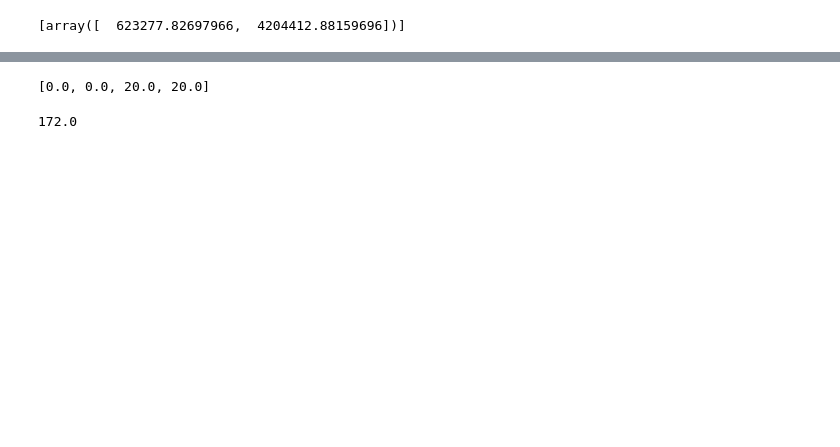
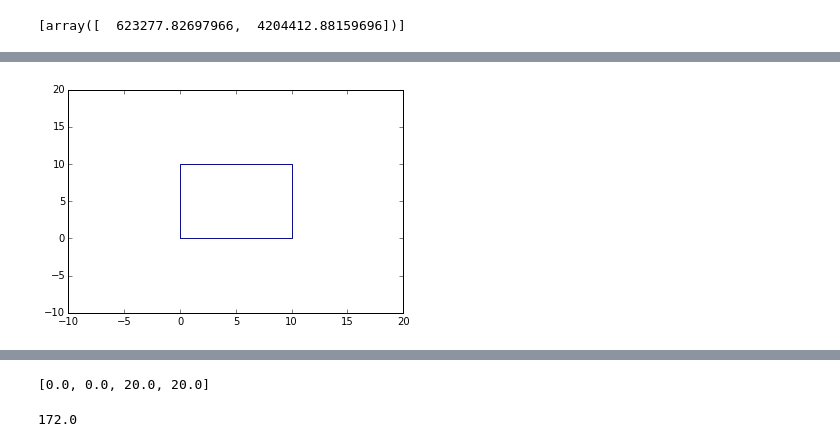
Before and after one commit to pysal/pointpats, a Jupyter notebook: window.ipynb, the cells around one changed output, grey strips where cells are left out. Cells and saved outputs as stored; diff of their text form; code cells hidden in the pictures; blank space fills up the shorter version.

```diff
--- a/window.ipynb
+++ b/window.ipynb
@@ -101,0 +135,8 @@ holes = [[(3.0,3.0), (6.0, 3.0), (6.0, 6.0), (3.0, 6.0)]]
+# %%
+from pysal.contrib.points.window import to_ccf
+p0 = np.asarray(to_ccf(parts[0]))
+plt.plot(p0[:,0], p0[:,1])
+plt.xlim(-10,20)
+t=plt.ylim(-10,20)
+# %% [output]
+[figure, added]
```
Also changed, not shown: parts of 51 cells of this notebook, 2 other files.
